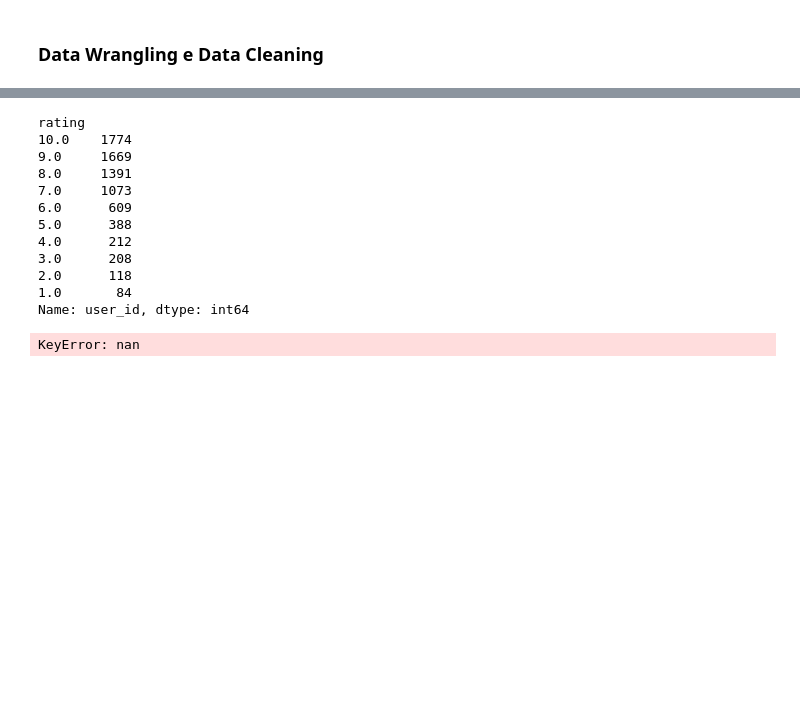
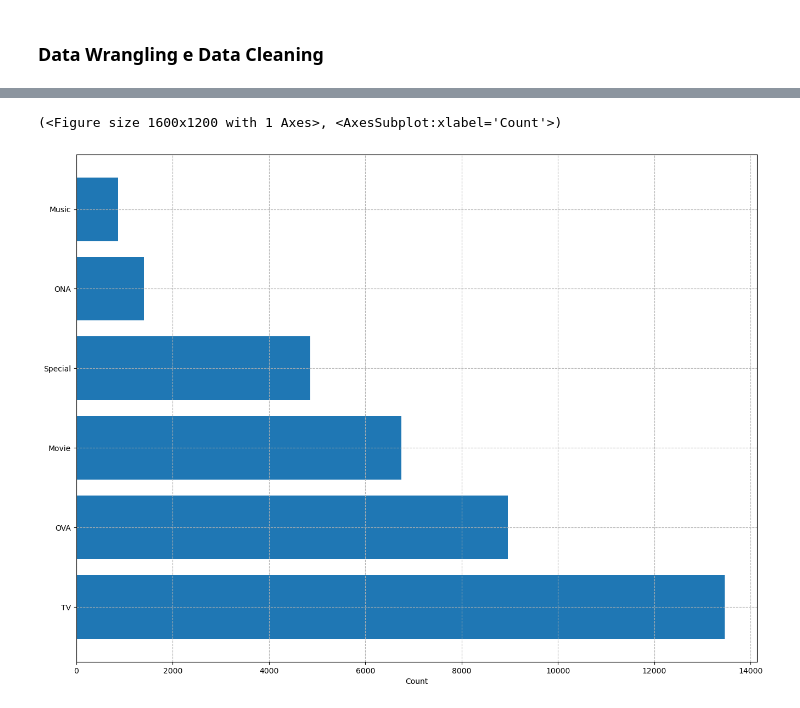
Before and after one commit to ChenYP-1982/RECOMMENDER-STREAMLIT, a Jupyter notebook: rec.ipynb, the cells around one changed output, grey strips where cells are left out. Cells and saved outputs as stored; diff of their text form; code cells hidden in the pictures; blank space fills up the shorter version.

```diff
--- a/rec.ipynb
+++ b/rec.ipynb
@@ -216,0 +300,7 @@ Name: favorites_anime, Length: 16356, dtype: object
+# %%
+type=(df_anime.
+        explode("genre_list")
+        .groupby("type")
+        .count()["anime_id"]
+        .sort_values(ascending=False)
+        .head(20))
@@ -217,19 +319,9 @@ Name: favorites_anime, Length: 16356, dtype: object
+# %%
+plot_category_count(type)
+# %% [output]
+(<Figure size 1600x1200 with 1 Axes>, <AxesSubplot:xlabel='Count'>)
+[figure, added]
 # %%
-rating=(df_rec.groupby("rating").
-        count()["user_id"]
+rating=(df_rating.groupby("rating")
+        .count()["user_id"]
         .sort_values(ascending=False))
-
-rating
-# %% [output]
-rating
-10.0    1774
-9.0     1669
-8.0     1391
-7.0     1073
-6.0      609
-5.0      388
-4.0      212
-3.0      208
-2.0      118
-1.0       84
-Name: user_id, dtype: int64
@@ -250,4 +327,0 @@ def normalize(columns:pd.Series):
-# %%
-df_rec["rating"].apply(normalize)
-# %% [output]
-KeyError: nan
```
Also changed, not shown: parts of 119 cells of this notebook.
